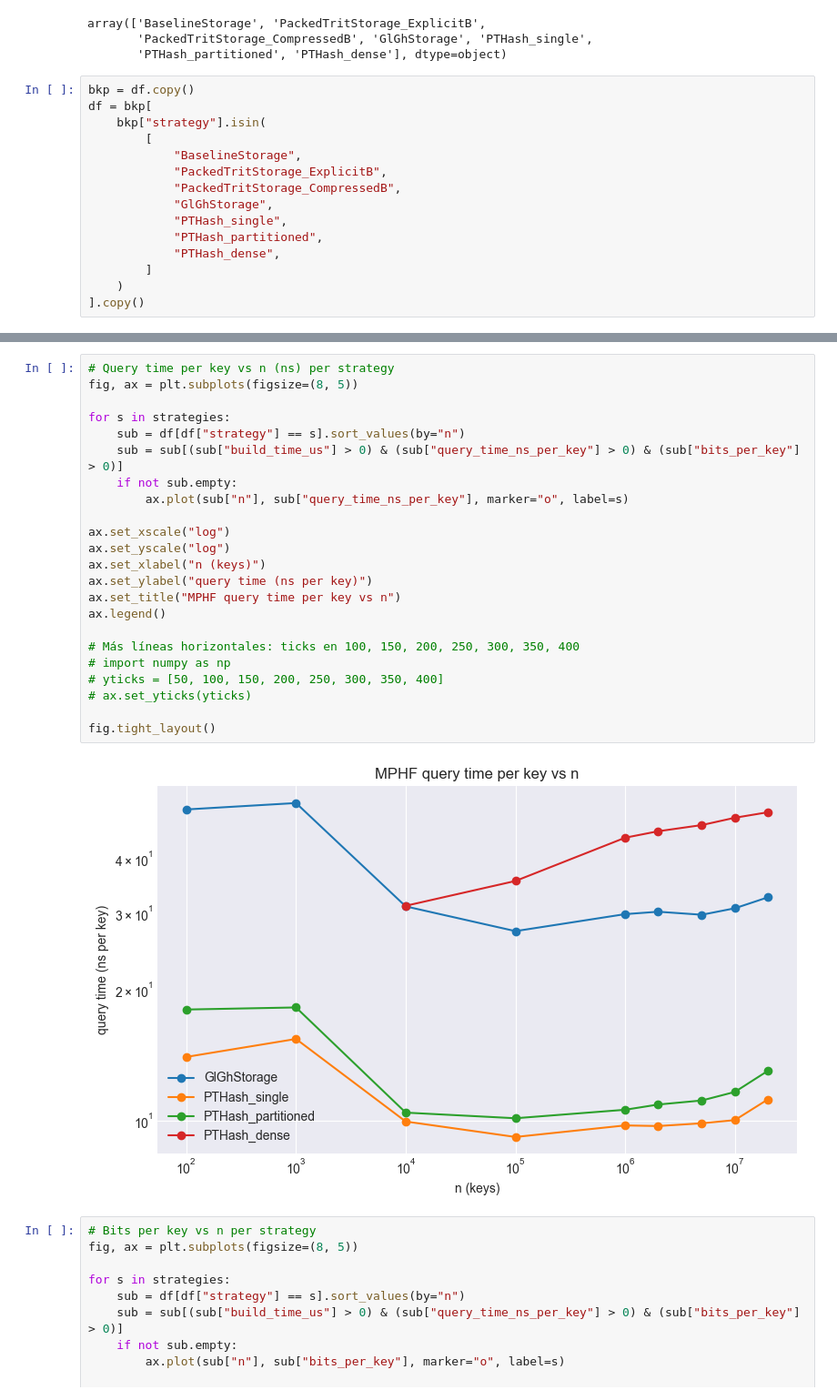
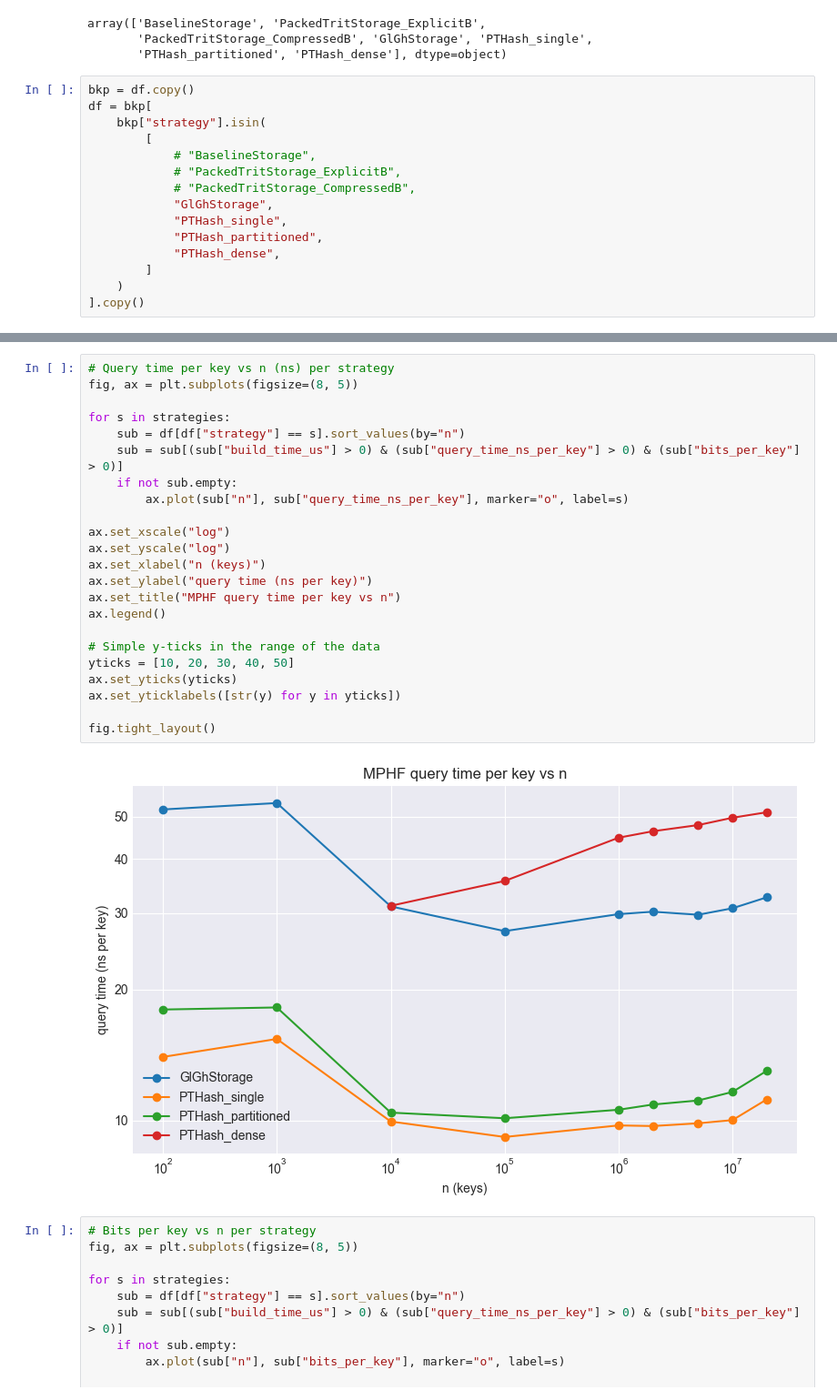
Before and after one commit to pabloskewes/cltj, a Jupyter notebook: analysis/hashing/mphf_hashing_analysis.ipynb, the cells around one changed output, grey strips where cells are left out. Shown at 91% size. Cells and saved outputs as stored; diff of their text form.

Commit message:
fix ticks

```diff
--- a/analysis/hashing/mphf_hashing_analysis.ipynb
+++ b/analysis/hashing/mphf_hashing_analysis.ipynb
@@ -34,9 +34,9 @@ bkp = df.copy()
 df = bkp[
     bkp["strategy"].isin(
         [
-            "BaselineStorage",
-            "PackedTritStorage_ExplicitB",
-            "PackedTritStorage_CompressedB",
+            # "BaselineStorage",
+            # "PackedTritStorage_ExplicitB",
+            # "PackedTritStorage_CompressedB",
             "GlGhStorage",
             "PTHash_single",
             "PTHash_partitioned",
@@ -72,28 +72,28 @@ fig.tight_layout()
 # %%
 # Query time per key vs n (ns) per strategy
 fig, ax = plt.subplots(figsize=(8, 5))
 
 for s in strategies:
     sub = df[df["strategy"] == s].sort_values(by="n")
     sub = sub[(sub["build_time_us"] > 0) & (sub["query_time_ns_per_key"] > 0) & (sub["bits_per_key"] > 0)]
     if not sub.empty:
         ax.plot(sub["n"], sub["query_time_ns_per_key"], marker="o", label=s)
 
 ax.set_xscale("log")
 ax.set_yscale("log")
 ax.set_xlabel("n (keys)")
 ax.set_ylabel("query time (ns per key)")
 ax.set_title("MPHF query time per key vs n")
 ax.legend()
 
-# Más líneas horizontales: ticks en 100, 150, 200, 250, 300, 350, 400
-# import numpy as np
-# yticks = [50, 100, 150, 200, 250, 300, 350, 400]
-# ax.set_yticks(yticks)
+# Simple y-ticks in the range of the data
+yticks = [10, 20, 30, 40, 50]
+ax.set_yticks(yticks)
+ax.set_yticklabels([str(y) for y in yticks])
 
 fig.tight_layout()
 # %% [output]
-[figure, old version]
+[figure, new version]
 # %%
 # Bits per key vs n per strategy
 fig, ax = plt.subplots(figsize=(8, 5))
```
Also changed, not shown: parts of 2 cells of this notebook.
